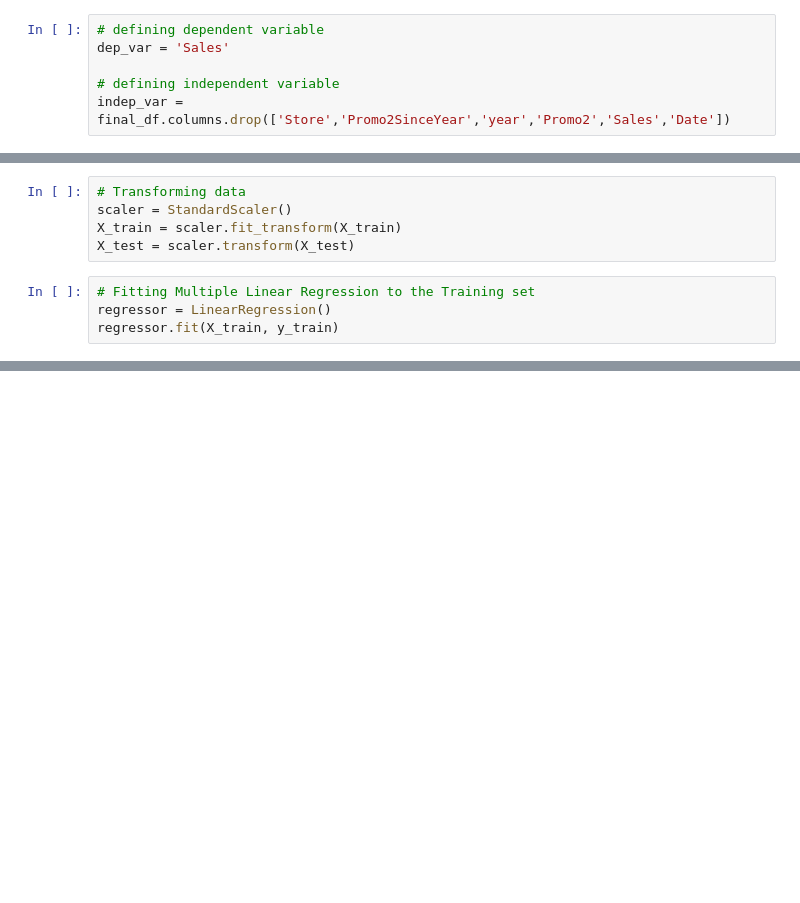
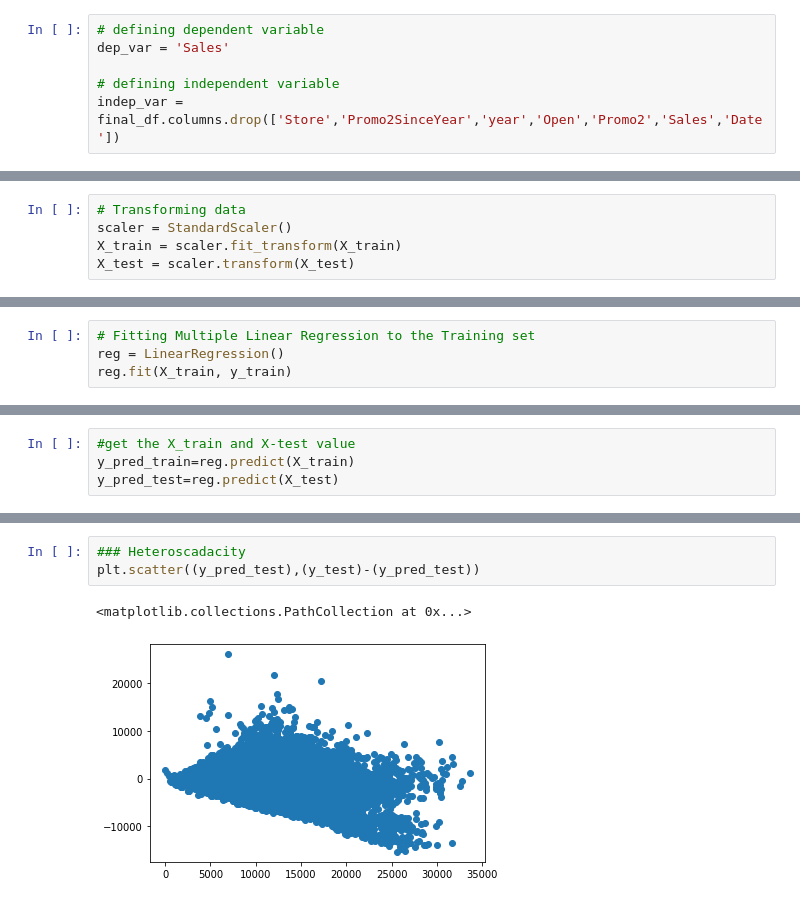
Before and after one commit to Lovejeet-Singh-31/Retail-Sales-Prediction, a Jupyter notebook: Rossmann_Sales_Prediction_Capstone_Project.ipynb, the cells around one changed output, grey strips where cells are left out. Drawn from its saved outputs; the diff is of its cells as text; blank space fills up the shorter version.

```diff
--- a/Rossmann_Sales_Prediction_Capstone_Project.ipynb
+++ b/Rossmann_Sales_Prediction_Capstone_Project.ipynb
@@ -776,4 +795,4 @@ final_df.shape
 dep_var = 'Sales'
 
 # defining independent variable
-indep_var = final_df.columns.drop(['Store','Promo2SinceYear','year','Promo2','Sales','Date'])
+indep_var = final_df.columns.drop(['Store','Promo2SinceYear','year','Open','Promo2','Sales','Date'])
@@ -796,7 +817,3 @@ print(X_test.shape)
 scaler = StandardScaler()
 X_train = scaler.fit_transform(X_train)
 X_test = scaler.transform(X_test)
-# %%
-# Fitting Multiple Linear Regression to the Training set
-regressor = LinearRegression()
-regressor.fit(X_train, y_train)
@@ -816,0 +820,4 @@ regressor.score(X_train, y_train)
+# %%
+# Fitting Multiple Linear Regression to the Training set
+reg = LinearRegression()
+reg.fit(X_train, y_train)
@@ -816,0 +852,4 @@ regressor.score(X_train, y_train)
+# %%
+#get the X_train and X-test value
+y_pred_train=reg.predict(X_train)
+y_pred_test=reg.predict(X_test)
@@ -816,0 +945,6 @@ regressor.score(X_train, y_train)
+# %%
+### Heteroscadacity
+plt.scatter((y_pred_test),(y_test)-(y_pred_test))
+# %% [output]
+<matplotlib.collections.PathCollection at 0x...>
+[figure, added]
```
Also changed, not shown: parts of 150 cells of this notebook.
